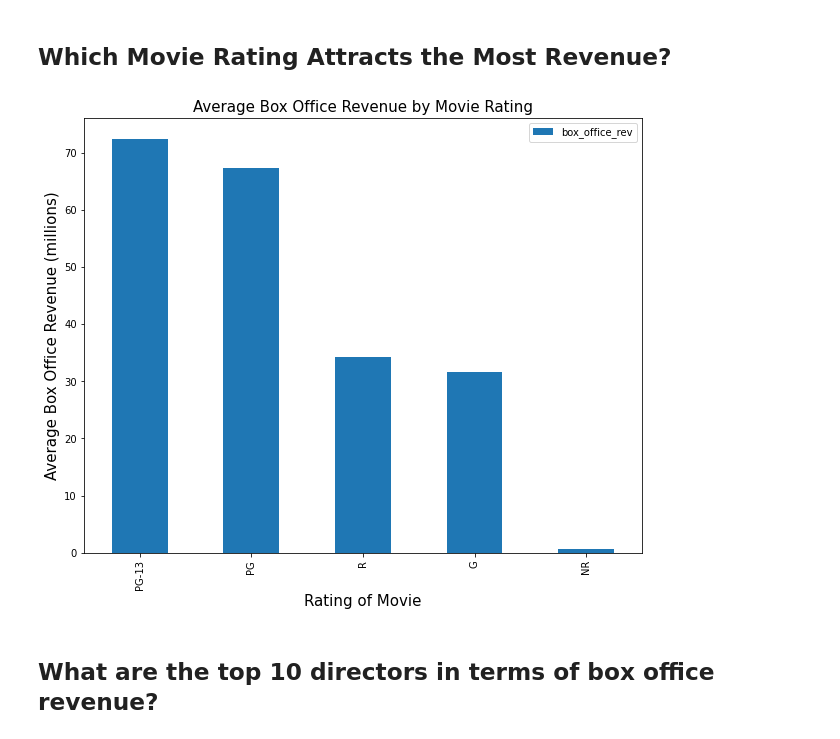
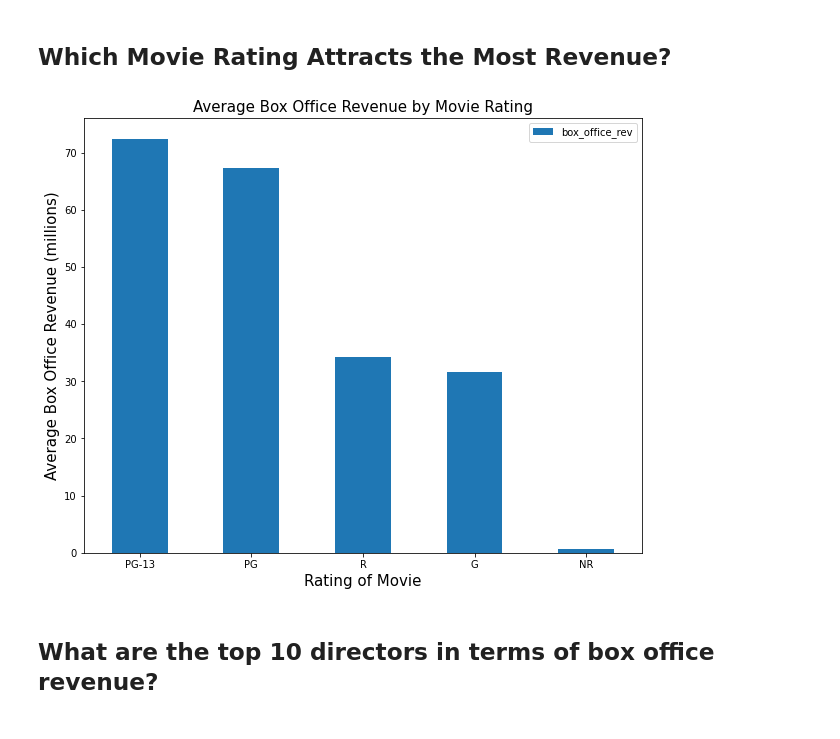
Before and after one commit to andrewkoji/Phase-1-Project---Movie-Analysis, a Jupyter notebook: Movie_Analysis.ipynb, the cells around one changed output. Saved outputs shown, nothing was run; the diff lists cells and outputs as text; code cells hidden in the pictures.

```diff
--- a/Movie_Analysis.ipynb
+++ b/Movie_Analysis.ipynb
@@ -66,7 +67,7 @@ tmdb = pd.read_csv('tmdb.movies.csv.gz')
 bom = pd.read_csv('bom.movie_gross.csv.gz')
 
 #Rotten Tomatoes Reviews
-rt_reviews = pd.read_csv('rt.reviews.tsv.gz', sep='\t',encoding=('ISO-8859-1'),low_memory =False)
+rt_reviews = pd.read_csv('rt.reviews.tsv.gz', sep='\t', encoding='unicode_escape')
 
 #Rotten Tomatoes Movie Info
 rt_info = pd.read_csv('rt.movie_info.tsv.gz', sep='\t')
@@ -162,20 +195,21 @@ with innovative technology, it is clear that the more popular movies does lead t
 # %%
 #getting average revenue by rating
 rating_movie = rt.groupby('rating_y')['box_office'].mean().reset_index()
 
 #converting to millions
 rating_movie['box_office_rev'] = rating_movie['box_office'] / 1000000
 
 rating_movie = rating_movie.sort_values('box_office_rev', ascending=False)
 #bar graph of movie rating vs the box office revenue
 rating_movie.plot(x='rating_y',y='box_office_rev',kind='bar',figsize=(10,8))
 plt.ylabel('Average Box Office Revenue (millions)',size=15)
 plt.xlabel('Rating of Movie',size=15)
+plt.xticks(rotation=0)
 plt.title('Average Box Office Revenue by Movie Rating',size=15)
 # plt.savefig('Bar Chart Rev vs Rating.jpeg')
 plt.show()
 # %% [output]
-[figure, old version]
+[figure, new version]
 # %% [markdown]
 ## What are the top 10 directors in terms of box office revenue?
 # %%
```
Also changed, not shown: parts of 26 cells of this notebook.
